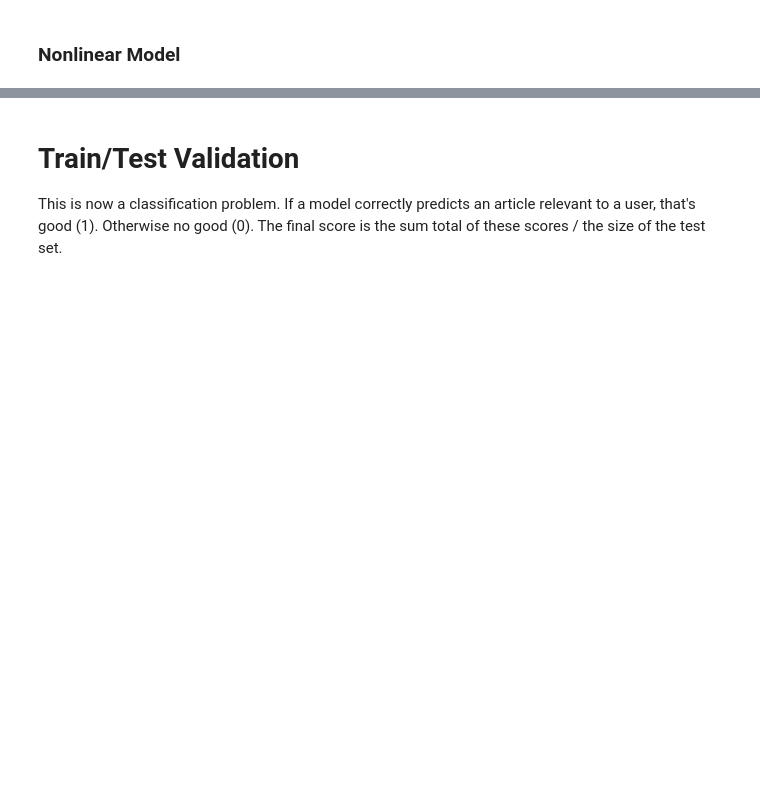
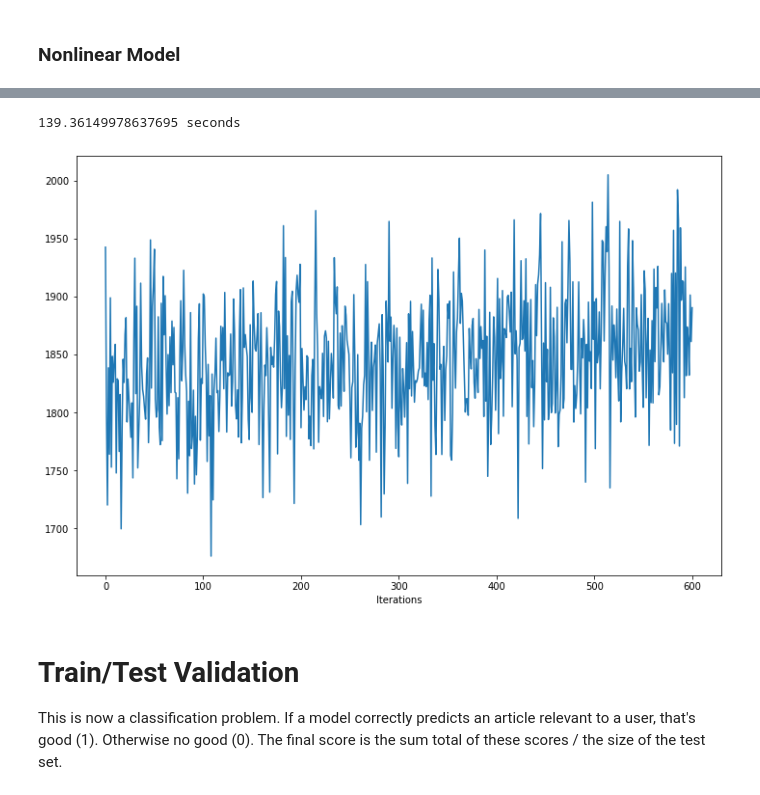
Before and after one commit to taylorhawks/globo-nonlinear-latent-factorization, a Jupyter notebook: Notebook.ipynb, the cells around one changed output, grey strips where cells are left out. Cells and saved outputs as stored; diff of their text form; code cells hidden in the pictures; blank space fills up the shorter version.

```diff
--- a/Notebook.ipynb
+++ b/Notebook.ipynb
@@ -546,3 +546,13 @@ print(time() - start, 'seconds')
+# %%
+#df_sample
+nm.reset_errors()
+nm.initialize_user_vectors(8,250)
+start = time()
+nm.gradient_descent_nonlinear(test=True,alpha=0.001, max_iterations=600, test_size=64, hinge_param = 25)
+print(time() - start, 'seconds')
+# %% [output]
+139.36149978637695 seconds
+[figure, added]
 # %% [markdown]
 # Train/Test Validation
 
```
Also changed, not shown: parts of 5 cells of this notebook.
